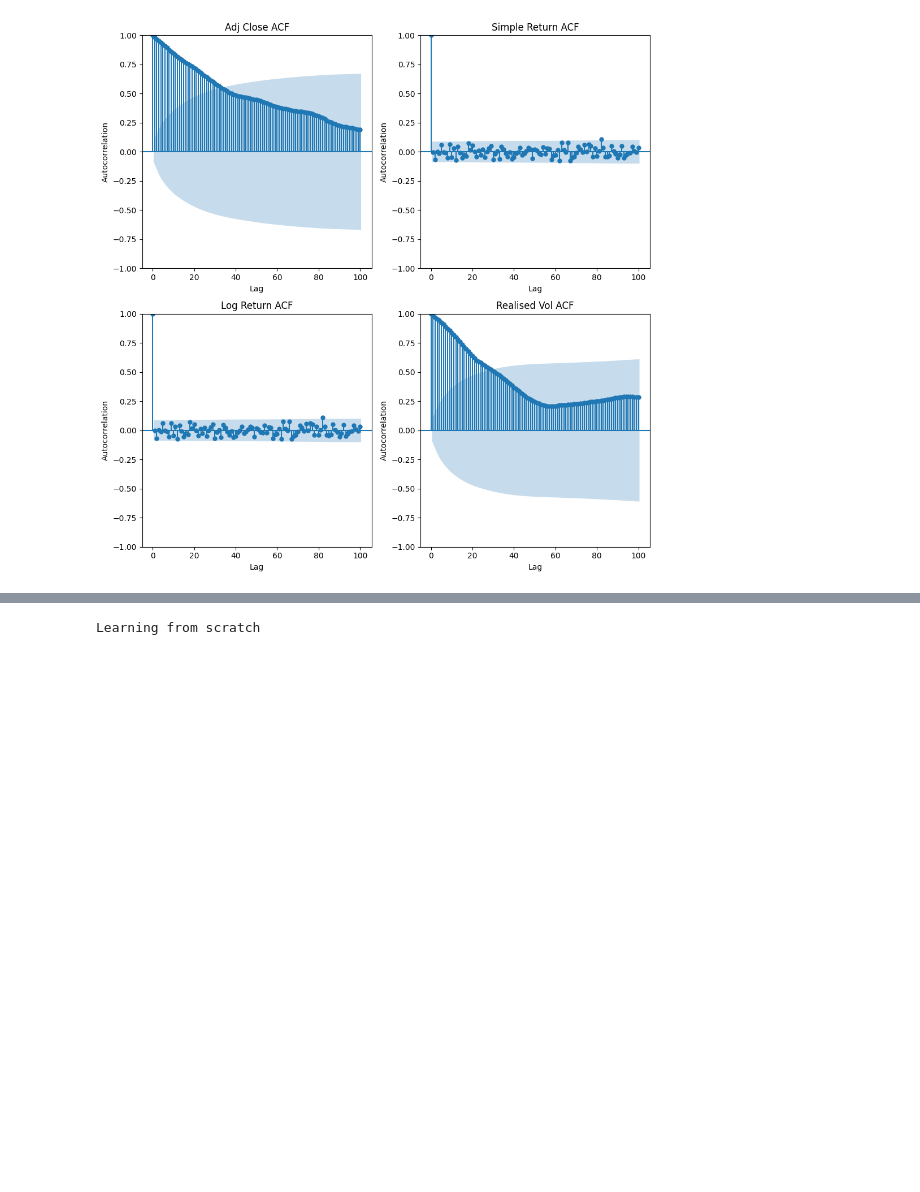
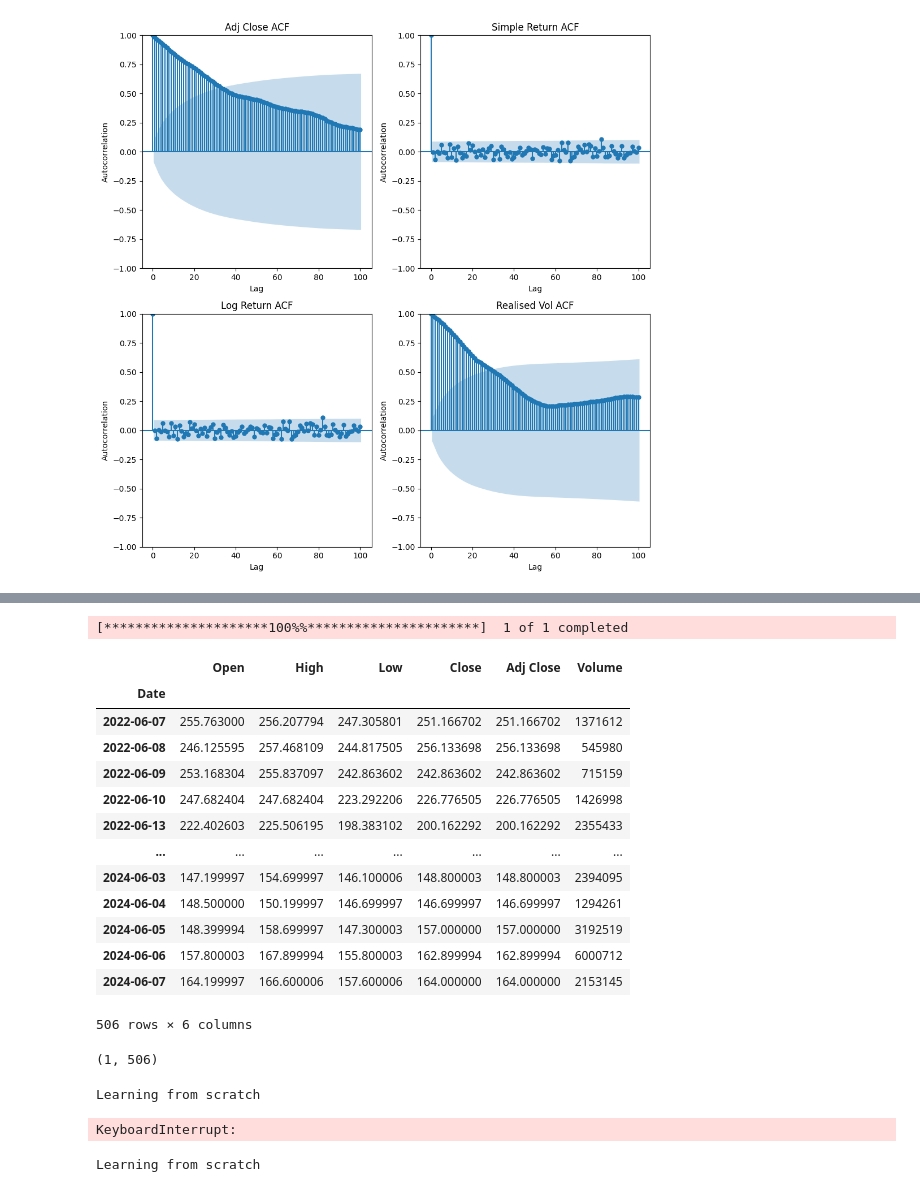
Before and after one commit to chrischris531/fyp, a Jupyter notebook: real_financial_datasets_notebook.ipynb, the cells around one changed output, grey strips where cells are left out. Cells and saved outputs as stored; diff of their text form; code cells hidden in the pictures; blank space fills up the shorter version.

```diff
--- a/real_financial_datasets_notebook.ipynb
+++ b/real_financial_datasets_notebook.ipynb
@@ -313,3 +321,65 @@ KeyboardInterrupt:
+# %%
+ticker_symbol = ["AML.L"]
+stock_data = yf.download(ticker_symbol, period="2y")
+stock_data
+# %% [output]
+[*********************100%%**********************]  1 of 1 completed
+|  | Open | High | Low | Close | Adj Close | Volume |
+| Date |  |  |  |  |  |  |
+| 2022-06-07 | 255.763000 | 256.207794 | 247.305801 | 251.166702 | 251.166702 | 1371612 |
+| 2022-06-08 | 246.125595 | 257.468109 | 244.817505 | 256.133698 | 256.133698 | 545980 |
+| 2022-06-09 | 253.168304 | 255.837097 | 242.863602 | 242.863602 | 242.863602 | 715159 |
+| 2022-06-10 | 247.682404 | 247.682404 | 223.292206 | 226.776505 | 226.776505 | 1426998 |
+| 2022-06-13 | 222.402603 | 225.506195 | 198.383102 | 200.162292 | 200.162292 | 2355433 |
+| ... | ... | ... | ... | ... | ... | ... |
+| 2024-06-03 | 147.199997 | 154.699997 | 146.100006 | 148.800003 | 148.800003 | 2394095 |
+| 2024-06-04 | 148.500000 | 150.199997 | 146.699997 | 146.699997 | 146.699997 | 1294261 |
+| 2024-06-05 | 148.399994 | 158.699997 | 147.300003 | 157.000000 | 157.000000 | 3192519 |
+| 2024-06-06 | 157.800003 | 167.899994 | 155.800003 | 162.899994 | 162.899994 | 6000712 |
+| 2024-06-07 | 164.199997 | 166.600006 | 157.600006 | 164.000000 | 164.000000 | 2153145 |
+506 rows × 6 columns
+# %%
+stock_data['Adj Close'].dropna().to_numpy().reshape(1, -1).shape
+# %% [output]
+(1, 506)
+# %%
+order, test_len = 21, 21
+
+datasets = [
+  ("Adjusted Close", stock_data['Adj Close'].dropna().to_numpy().reshape(1, -1)),
+]
+
+title, ds = datasets[0]
+train_data, test_data = ds[:, :ds.shape[1]-test_len], ds[:, ds.shape[1]-test_len:]
+
+alg = Stage6Algorithm(num_features=train_data.shape[0], ar_order=order)
+alg.fit(train_data)
+fitted = alg.X
+forecasted = alg.forecast(fitted, test_len)
+plt.plot(range(train_data.shape[1]), train_data[0], label="True Train")
+plt.plot(range(train_data.shape[1]), fitted[0], label="Fitted")
+
+plt.plot(range(train_data.shape[1], train_data.shape[1]+test_data.shape[1]), test_data[0], label="True Test")
+plt.plot(range(train_data.shape[1], train_data.shape[1]+test_data.shape[1]), forecasted[0], label="Forecast")
+
+plt.xlabel("Timestep")
+
+plt.ylabel(title)
+
+plt.title(f"{title}")
+
+plt.legend(loc='upper left', bbox_to_anchor=(1, 1), fontsize='small')
+
+fit_mse = alg.evaluate(train_data, alg.X)
+print("Fit MSE: ", fit_mse)
+forecast_mse = alg.evaluate(test_data, forecasted)
+print("Forecast MSE: ", forecast_mse)
+
+plt.tight_layout()
+plt.show()
+# %% [output]
+Learning from scratch
+KeyboardInterrupt:
 # %%
 order, test_len = 21, 21
 ds = stock_data['Realised Vol'].dropna().to_numpy().reshape(1, -1)
```
Also changed, not shown: parts of 5 cells of this notebook, 7 other files.
